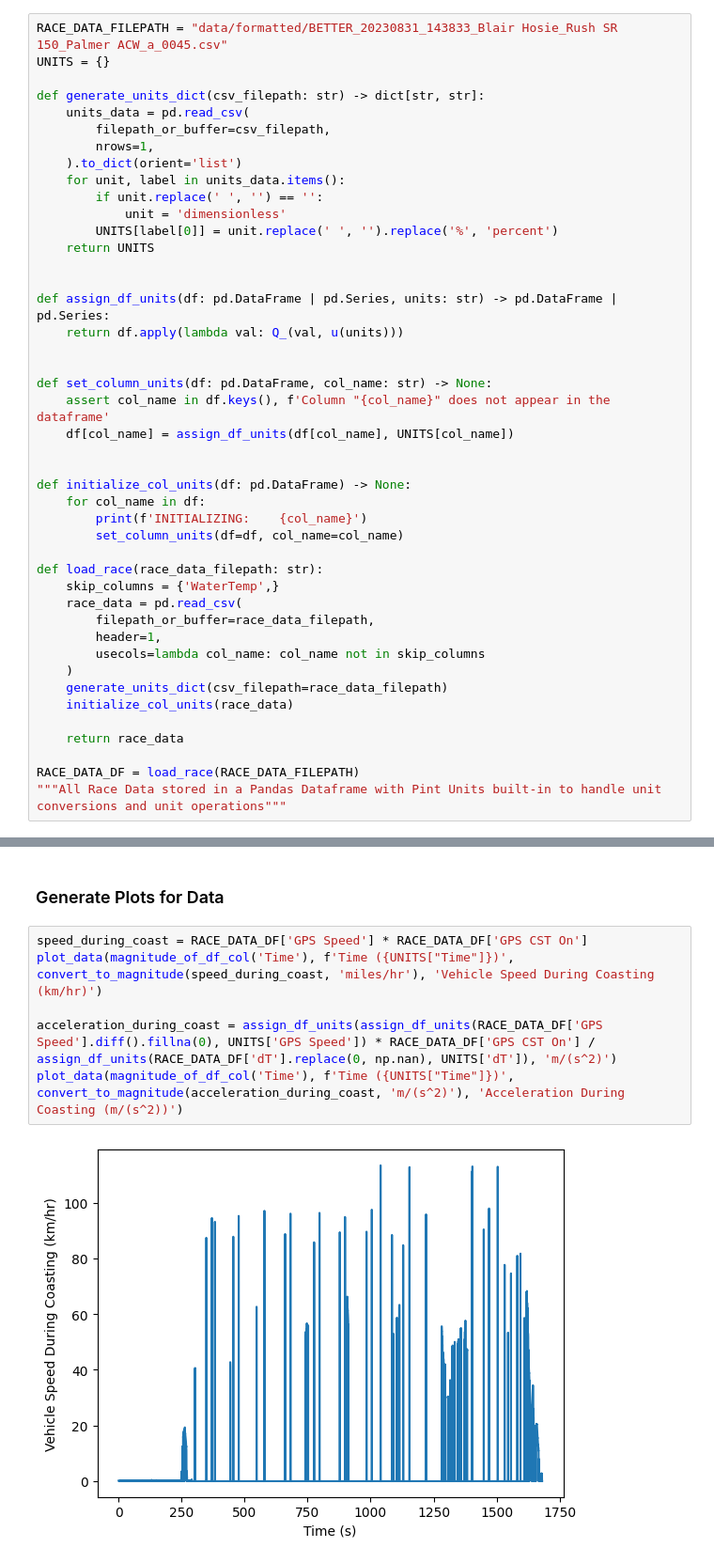
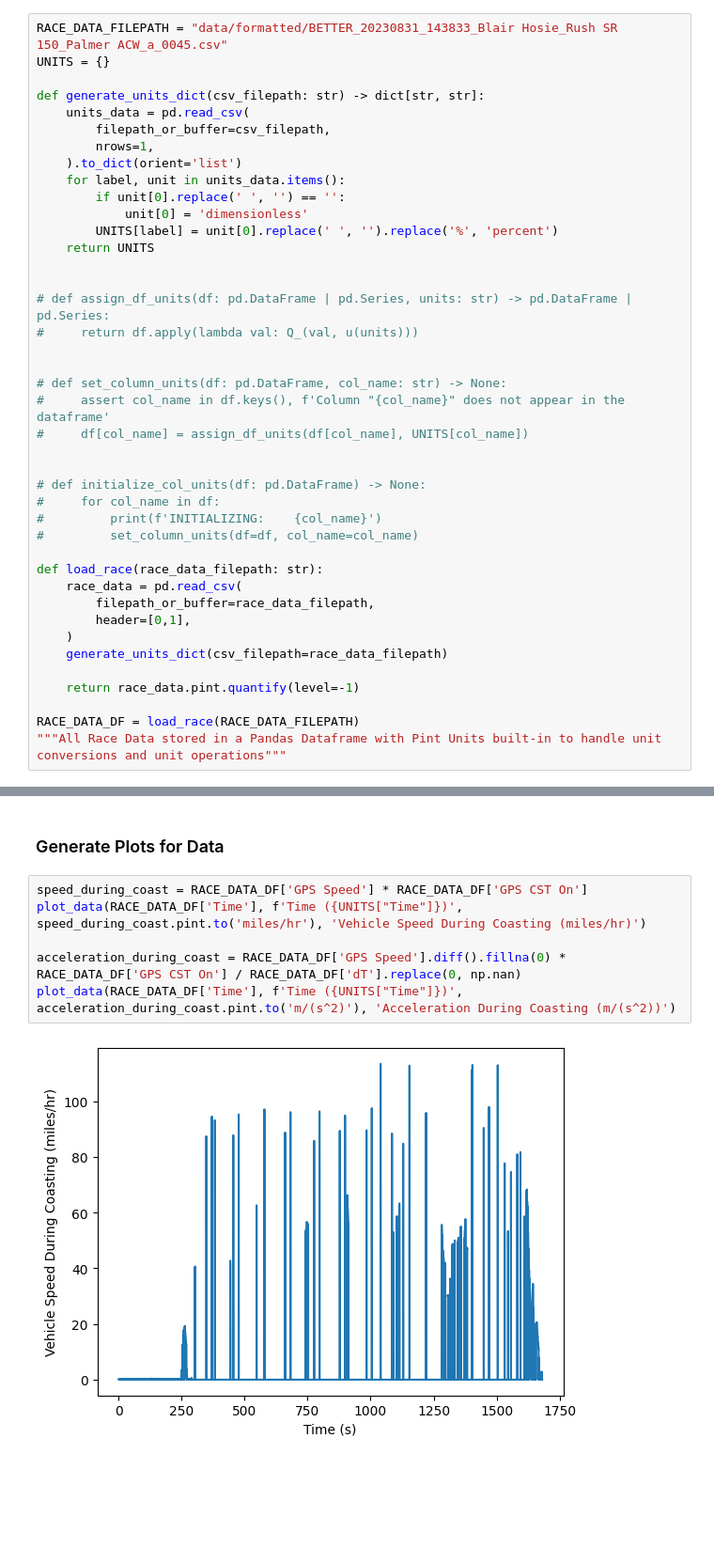
Before and after one commit to HenryAsa/MIT-rush-auto-calcs, a Jupyter notebook: race_data_analysis.ipynb, the cells around one changed output, grey strips where cells are left out. Shown at 94% size. Drawn from its saved outputs; the diff is of its cells as text; blank space fills up the shorter version.

Commit message:
Updated the code library to use `pint_pandas` instead of manually adding `Pint` objects

```diff
--- a/race_data_analysis.ipynb
+++ b/race_data_analysis.ipynb
@@ -26,38 +32,35 @@ def generate_units_dict(csv_filepath: str) -> dict[str, str]:
         filepath_or_buffer=csv_filepath,
         nrows=1,
     ).to_dict(orient='list')
-    for unit, label in units_data.items():
-        if unit.replace(' ', '') == '':
-            unit = 'dimensionless'
-        UNITS[label[0]] = unit.replace(' ', '').replace('%', 'percent')
+    for label, unit in units_data.items():
+        if unit[0].replace(' ', '') == '':
+            unit[0] = 'dimensionless'
+        UNITS[label] = unit[0].replace(' ', '').replace('%', 'percent')
     return UNITS
 
 
-def assign_df_units(df: pd.DataFrame | pd.Series, units: str) -> pd.DataFrame | pd.Series:
-    return df.apply(lambda val: Q_(val, u(units)))
+# def assign_df_units(df: pd.DataFrame | pd.Series, units: str) -> pd.DataFrame | pd.Series:
+#     return df.apply(lambda val: Q_(val, u(units)))
 
 
-def set_column_units(df: pd.DataFrame, col_name: str) -> None:
-    assert col_name in df.keys(), f'Column "{col_name}" does not appear in the dataframe'
-    df[col_name] = assign_df_units(df[col_name], UNITS[col_name])
+# def set_column_units(df: pd.DataFrame, col_name: str) -> None:
+#     assert col_name in df.keys(), f'Column "{col_name}" does not appear in the dataframe'
+#     df[col_name] = assign_df_units(df[col_name], UNITS[col_name])
 
 
-def initialize_col_units(df: pd.DataFrame) -> None:
-    for col_name in df:
-        print(f'INITIALIZING:    {col_name}')
-        set_column_units(df=df, col_name=col_name)
+# def initialize_col_units(df: pd.DataFrame) -> None:
+#     for col_name in df:
+#         print(f'INITIALIZING:    {col_name}')
+#         set_column_units(df=df, col_name=col_name)
 
 def load_race(race_data_filepath: str):
-    skip_columns = {'WaterTemp',}
     race_data = pd.read_csv(
         filepath_or_buffer=race_data_filepath,
-        header=1,
-        usecols=lambda col_name: col_name not in skip_columns
+        header=[0,1],
     )
     generate_units_dict(csv_filepath=race_data_filepath)
-    initialize_col_units(race_data)
 
-    return race_data
+    return race_data.pint.quantify(level=-1)
 
 RACE_DATA_DF = load_race(RACE_DATA_FILEPATH)
 """All Race Data stored in a Pandas Dataframe with Pint Units built-in to handle unit conversions and unit operations"""
@@ -310,10 +268,10 @@ def plot_data(
 ### Generate Plots for Data
 # %%
 speed_during_coast = RACE_DATA_DF['GPS Speed'] * RACE_DATA_DF['GPS CST On']
-plot_data(magnitude_of_df_col('Time'), f'Time ({UNITS["Time"]})', convert_to_magnitude(speed_during_coast, 'miles/hr'), 'Vehicle Speed During Coasting (km/hr)')
+plot_data(RACE_DATA_DF['Time'], f'Time ({UNITS["Time"]})', speed_during_coast.pint.to('miles/hr'), 'Vehicle Speed During Coasting (miles/hr)')
 
-acceleration_during_coast = assign_df_units(assign_df_units(RACE_DATA_DF['GPS Speed'].diff().fillna(0), UNITS['GPS Speed']) * RACE_DATA_DF['GPS CST On'] / assign_df_units(RACE_DATA_DF['dT'].replace(0, np.nan), UNITS['dT']), 'm/(s^2)')
-plot_data(magnitude_of_df_col('Time'), f'Time ({UNITS["Time"]})', convert_to_magnitude(acceleration_during_coast, 'm/(s^2)'), 'Acceleration During Coasting (m/(s^2))')
+acceleration_during_coast = RACE_DATA_DF['GPS Speed'].diff().fillna(0) * RACE_DATA_DF['GPS CST On'] / RACE_DATA_DF['dT'].replace(0, np.nan)
+plot_data(RACE_DATA_DF['Time'], f'Time ({UNITS["Time"]})', acceleration_during_coast.pint.to('m/(s^2)'), 'Acceleration During Coasting (m/(s^2))')
 # %% [output]
-[figure, old version]
+[figure, new version]
 [figure]
```
Also changed, not shown: parts of 5 cells of this notebook, 1 other file.
